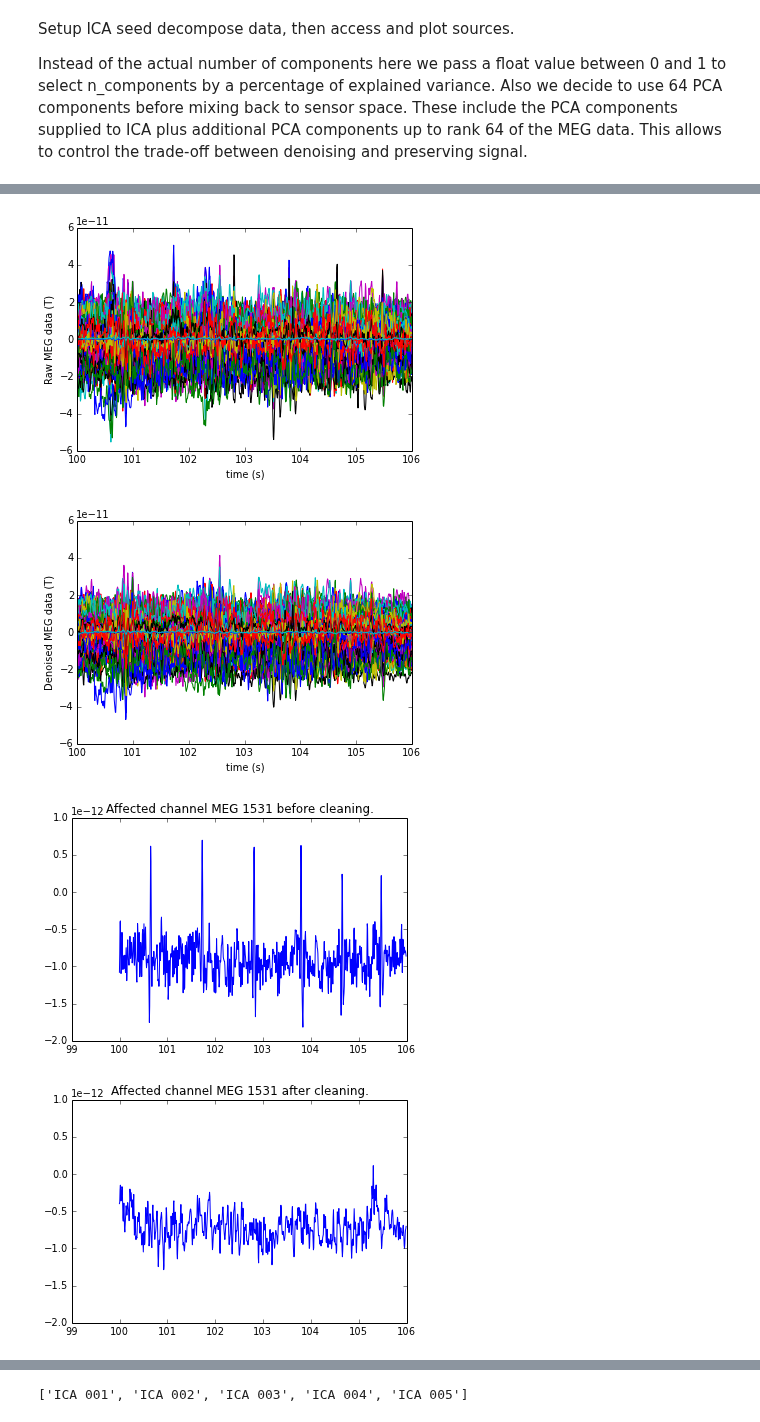
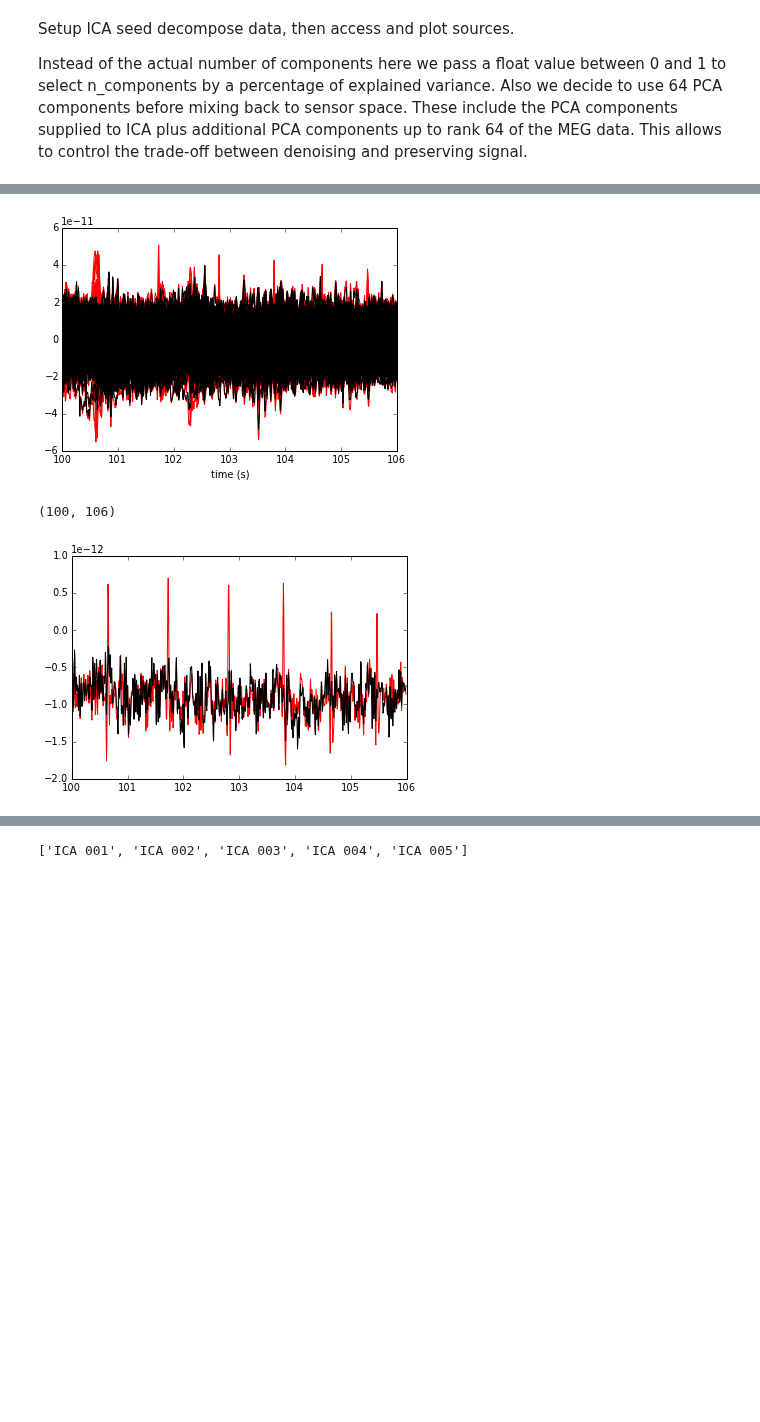
Before and after one commit to mne-tools/mne-python-notebooks, a Jupyter notebook: 2-MNE_preprocessing_with_ica.ipynb, the cells around one changed output, grey strips where cells are left out. Saved outputs shown, nothing was run; the diff lists cells and outputs as text; code cells hidden in the pictures; blank space fills up the shorter version.

```diff
--- a/2-MNE_preprocessing_with_ica.ipynb
+++ b/2-MNE_preprocessing_with_ica.ipynb
@@ -96,3 +87,9 @@ sources = ica.get_sources_raw(raw, start=start_plot, stop=stop_plot)
+# %%
+# find sources
+ecg_scores = ica.find_sources_raw(raw, target=target, score_func=score_func)
+
+# get sources
+sources = ica.get_sources_raw(raw, start=start_plot, stop=stop_plot)
 # %%
 # get times
 times = raw.time_as_index(np.arange(stop_plot - start_plot))
@@ -113,11 +130,16 @@ pl.show()
 
 ecg_order = np.abs(ecg_scores).argsort()[::-1]  # ascending order
 
-ica.plot_sources_raw(raw, order=ecg_order, start=start_plot, stop=stop_plot)
+ica.plot_sources_raw(raw, ecg_order[:15], start=start_plot, stop=stop_plot)
+
+ica.plot_topomap(ecg_order[:15], colorbar=False)
 
 # Let's make our ECG component selection more liberal and include sources
 # for which the variance explanation in terms of \{r^2}\ exceeds 5 percent.
 # we will directly extend the ica.exclude list by the result.
 
-ica.exclude.extend(np.where(np.abs(ecg_scores) ** 2 > .05)[0])
+ecg_inds = np.where(np.abs(ecg_scores) ** 2 > .05)[0]
+
+ica.exclude.extend(ecg_inds)
+# tip use the pylab qt4 backend to interactivley explore sources
 # %% [output]
@@ -143,46 +167,33 @@ pl.show()
 # %%
 # We now add the eog artifacts to the ica.exclusion list
+# This is a list owned by the ICA instance.
+# On reconstructing MEG signal entries in this list will be considered
+# and the corresponding sources will be excluded on re-mixing.
 ica.exclude += [eog_source_idx]
 
 # Restore sensor space data
-raw_ica = ica.pick_sources_raw(raw, include=None)
+raw_ica = ica.pick_sources_raw(raw, n_pca_components=len(picks))
 # %%
 # let's now compare the date before and after cleaning.
 start_compare, stop_compare = raw.time_as_index([100, 106])
 data, times = raw[picks, start_compare:stop_compare]
 data_clean, _ = raw_ica[picks, start_compare:stop_compare]
 
 # first the raw data
 pl.figure()
-pl.plot(times, data.T)
+pl.plot(times, data.T, color='r')
+pl.plot(times, data_clean.T, color='k')
 pl.xlabel('time (s)')
 pl.xlim(100, 106)
-pl.ylabel('Raw MEG data (T)')
-y0, y1 = pl.ylim()
-
-pl.figure()
-pl.plot(times, data_clean.T)
-pl.xlabel('time (s)')
-pl.xlim(100, 106)
-pl.ylabel('Denoised MEG data (T)')
-pl.ylim(y0, y1)
 pl.show()
 
 # now the affected channel
 affected_idx = raw.ch_names.index('MEG 1531')
 pl.figure()
-pl.plot(times, data[affected_idx])
-pl.title('Affected channel MEG 1531 before cleaning.')
-y0, y1 = pl.ylim()
-
-# plot the component that correlates most with the ECG
-pl.figure()
-pl.plot(times, data_clean[affected_idx])
-pl.title('Affected channel MEG 1531 after cleaning.')
-pl.ylim(y0, y1)
-pl.show()
+pl.plot(times, data[affected_idx], color='r')
+pl.plot(times, data_clean[affected_idx], color='k')
+pl.xlim(100, 106)
 # %% [output]
-[figure, old version]
+[figure, new version]
+(100, 106)
-[figure, old version]
+[figure, new version]
-[figure, removed]
-[figure, removed]
```
Also changed, not shown: parts of 10 cells of this notebook.
